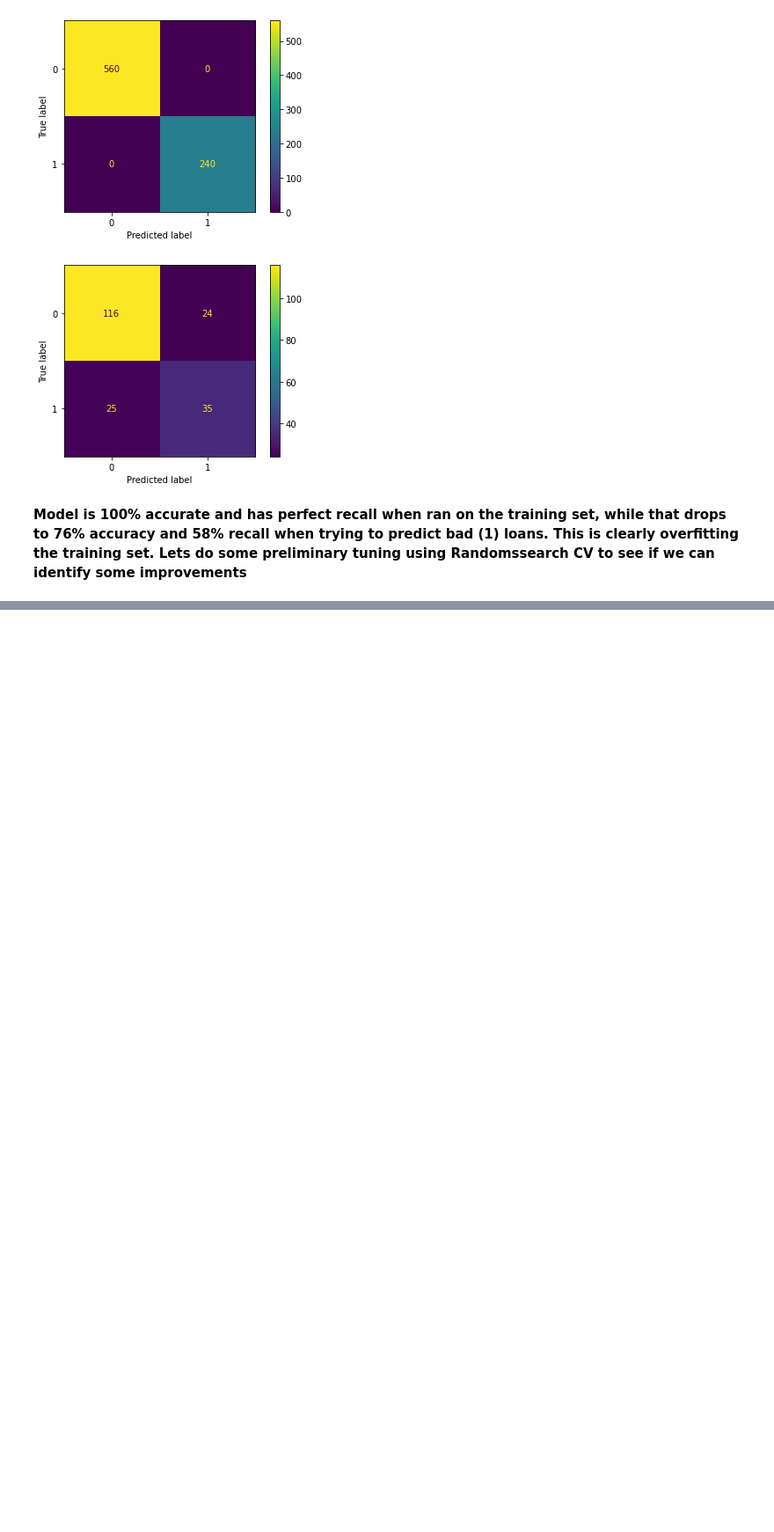
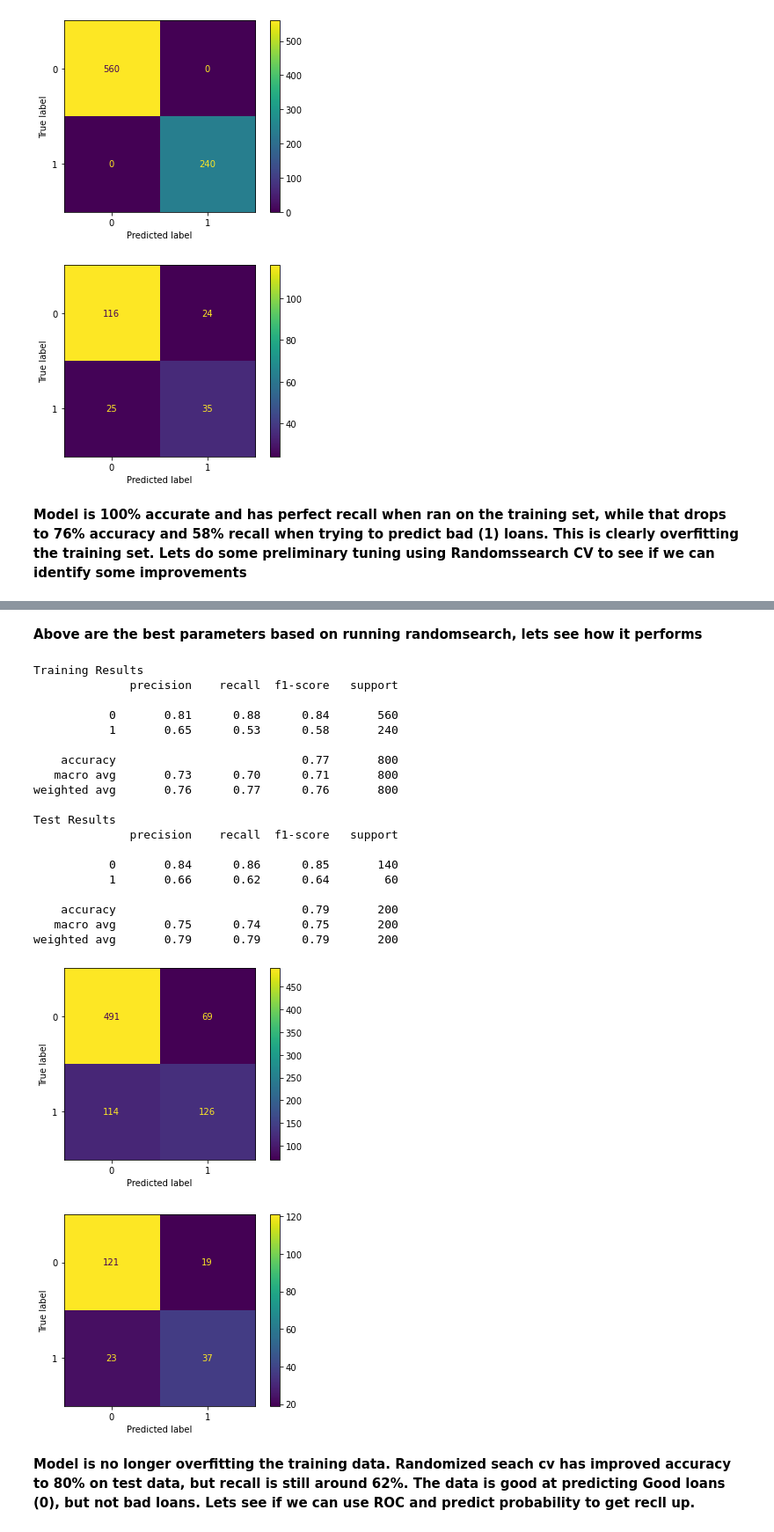
Before and after one commit to vjohnson22/credit_card_risk, a Jupyter notebook: credit_risk_analysis.ipynb, the cells around one changed output, grey strips where cells are left out. Shown at 88% size. Cells and saved outputs as stored; diff of their text form; code cells hidden in the pictures; blank space fills up the shorter version.

Commit message:
started model tuning

```diff
--- a/credit_risk_analysis.ipynb
+++ b/credit_risk_analysis.ipynb
@@ -905,0 +869,38 @@ weighted avg       0.79      0.80      0.79       200
+# %% [markdown]
+**Above are the best parameters based on running randomsearch, lets see how it performs**
+# %%
+gradient_tuned = GradientBoostingClassifier(random_state=22,
+                                            subsample=0.5,
+                                            n_estimators=250,
+                                            min_samples_split=35,
+                                            min_samples_leaf=55,
+                                            max_features=1,
+                                            max_depth= 18,
+                                            learning_rate= 0.360000000000000005
+                                           )
+
+model_performance(gradient_tuned)
+# %% [output]
+Training Results
+              precision    recall  f1-score   support
+
+           0       0.81      0.88      0.84       560
+           1       0.65      0.53      0.58       240
+
+    accuracy                           0.77       800
+   macro avg       0.73      0.70      0.71       800
+weighted avg       0.76      0.77      0.76       800
+
+Test Results
+              precision    recall  f1-score   support
+
+           0       0.84      0.86      0.85       140
+           1       0.66      0.62      0.64        60
+
+    accuracy                           0.79       200
+   macro avg       0.75      0.74      0.75       200
+weighted avg       0.79      0.79      0.79       200
+[figure, added]
+[figure, added]
+# %% [markdown]
+**Model is no longer overfitting the training data. Randomized seach cv has improved accuracy to 80% on test data, but recall is still around 62%. The data is good at predicting Good loans (0), but not bad loans. Lets see if we can use ROC and predict probability to get recll up.**
```
Also changed, not shown: parts of 9 cells of this notebook.
